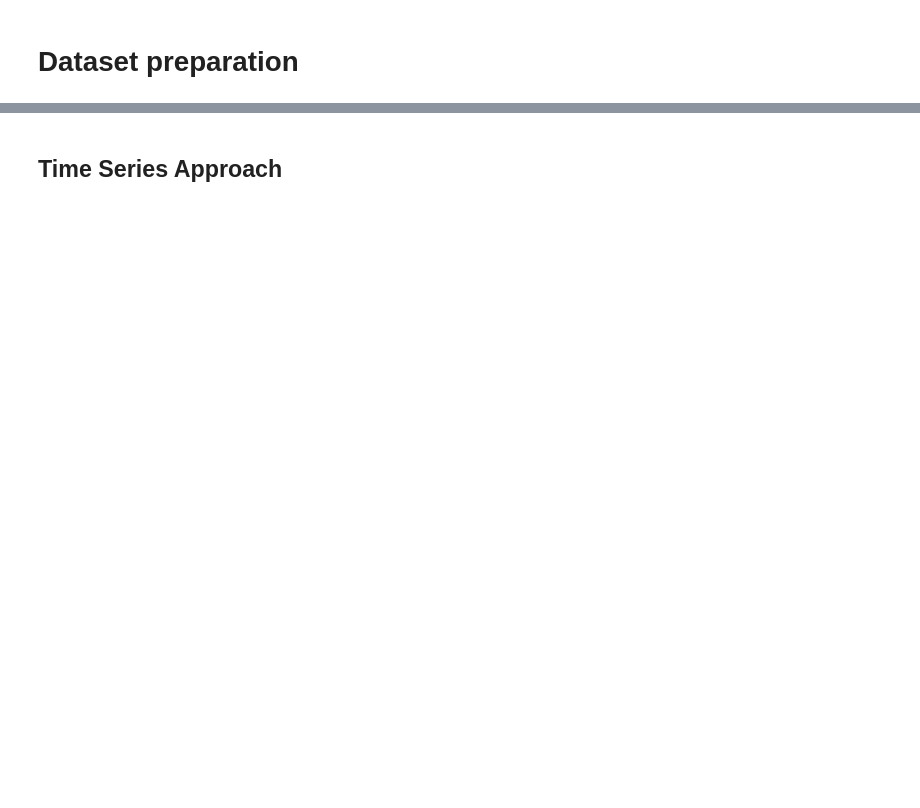
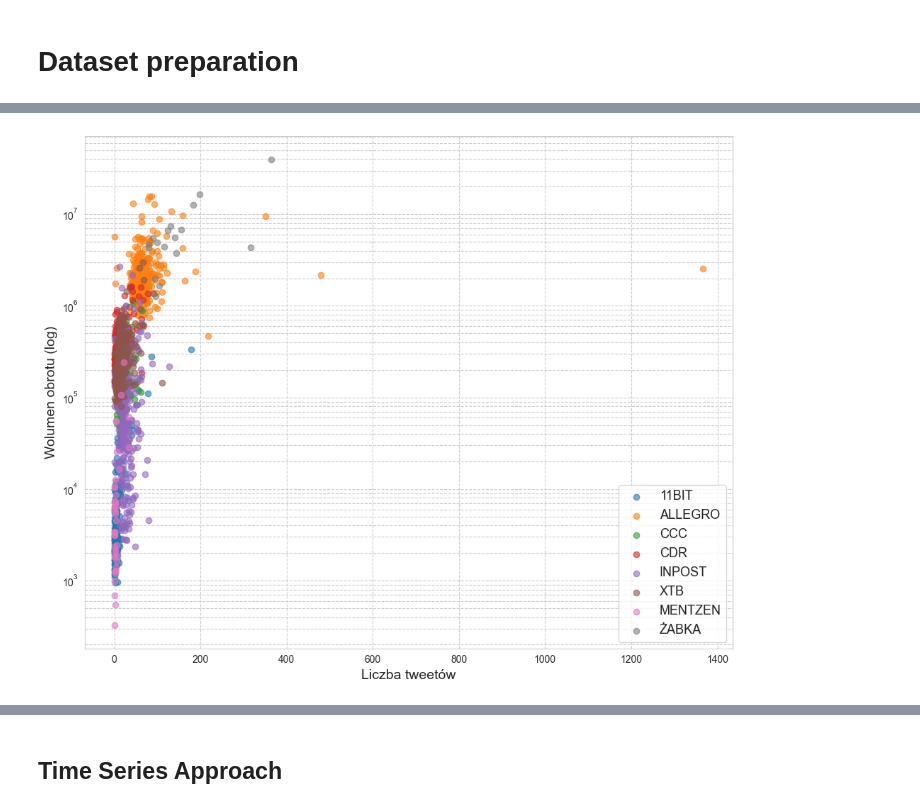
Before and after one commit to SzymonJot/PolishTweetsClassification, a Jupyter notebook: analysis_main.ipynb, the cells around one changed output, grey strips where cells are left out. Saved outputs shown, nothing was run; the diff lists cells and outputs as text; code cells hidden in the pictures; blank space fills up the shorter version.

```diff
--- a/analysis_main.ipynb
+++ b/analysis_main.ipynb
@@ -605,0 +126,2 @@ all_results['ALLEGRO']
+# %%
+companies =  ['11BIT', 'ALLEGRO', 'CCC', 'CDR', 'INPOST', 'XTB', 'MENTZEN', 'ŻABKA']
@@ -605,0 +432,26 @@ all_results['ALLEGRO']
+# %%
+correlation_results = {}
+
+for company in companies:
+    correlation_results[company] = {}
+    df = companies_data_daily_final_full[companies_data_daily_final_full['company'] == company]
+    df_results = []  # Collect results for all lags
+    x = df[stock_columns]
+    y = df[tweet_columns]
+
+    # Calculate correlation matrix
+    corr_matrix = pd.concat([x, y], axis=1).corr()
+
+    # Extract correlations between tweet_columns and stock_columns
+    correlations = corr_matrix.loc[tweet_columns, stock_columns].reset_index()
+    correlations = correlations.melt(id_vars='index', var_name='pair', value_name=f'Correlation')
+    correlations['Correlation'] = correlations['Correlation'].round(2)
+    df_results.append(correlations)
+
+    # Combine all lag correlation results
+    df_combined = df_results[0]
+    df_combined = df_combined.sort_values('Correlation', key=lambda x: abs(x), ascending=False)
+    correlation_results[company] = df_combined
+
+    print(company)
+    #display(df_combined.head())
@@ -605,0 +467,17 @@ all_results['ALLEGRO']
+# %%
+plt.figure(figsize=(10, 8))
+for company in companies:
+    company_data = companies_data_daily_final_full[companies_data_daily_final_full['company'] == company]
+    plt.scatter(company_data['tweet_volume'], company_data['Wolumen'],
+                alpha=0.6, label=company)
+
+#plt.title('Aktywność tweetów vs wolumen obrotu')
+plt.xlabel('Liczba tweetów', fontsize=14)
+plt.ylabel('Wolumen obrotu (log)',fontsize=14)
+plt.yscale('log')
+plt.legend(fontsize=13)
+plt.grid(True, which="both", ls="--")
+plt.tight_layout()
+plt.show()
+# %% [output]
+[figure, added]
```
Also changed, not shown: parts of 118 cells of this notebook, 7 other files.
